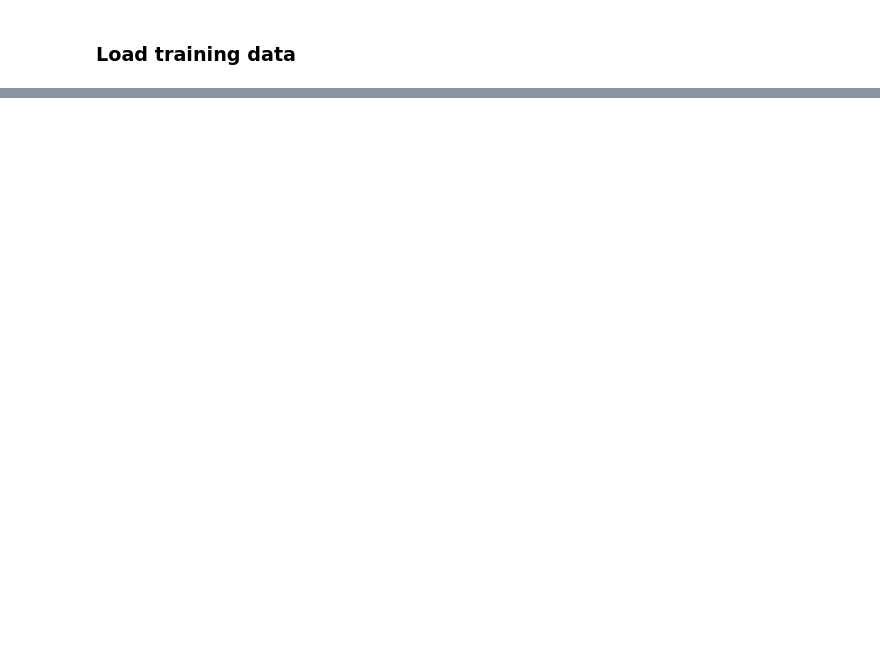
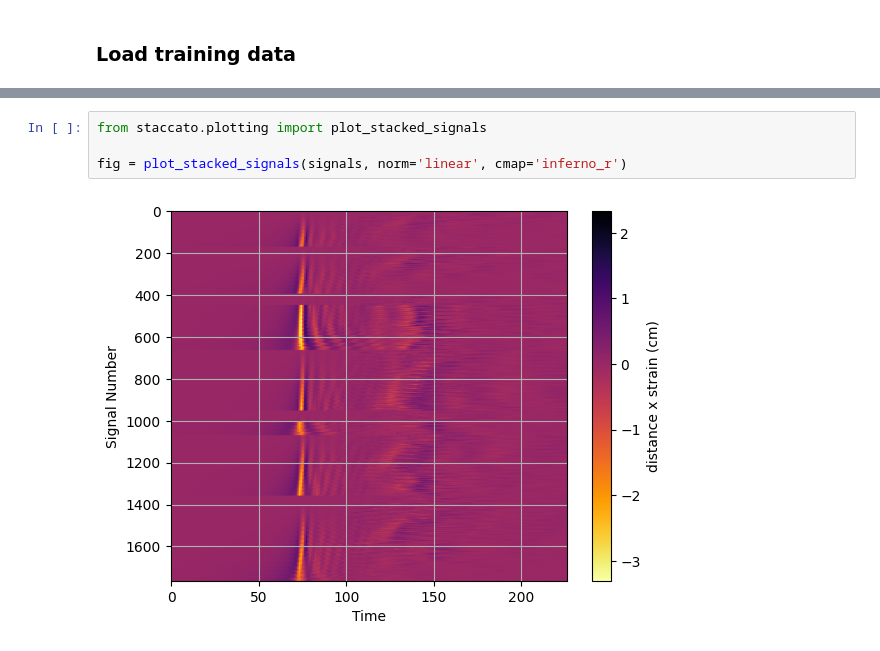
Before and after one commit to starccato/starccato, a Jupyter notebook: docs/training.ipynb, the cells around one changed output, grey strips where cells are left out. Drawn from its saved outputs; the diff is of its cells as text; blank space fills up the shorter version.

```diff
--- a/docs/training.ipynb
+++ b/docs/training.ipynb
@@ -20 +33,7 @@ Signal Dataset shape: (256, 1684)
+# %%
+from staccato.plotting import plot_stacked_signals
+
+fig = plot_stacked_signals(signals, norm='linear', cmap='inferno_r')
+# %% [output]
+[figure, added]
 # %%
```
Also changed, not shown: parts of 6 cells of this notebook, 19 other files.
